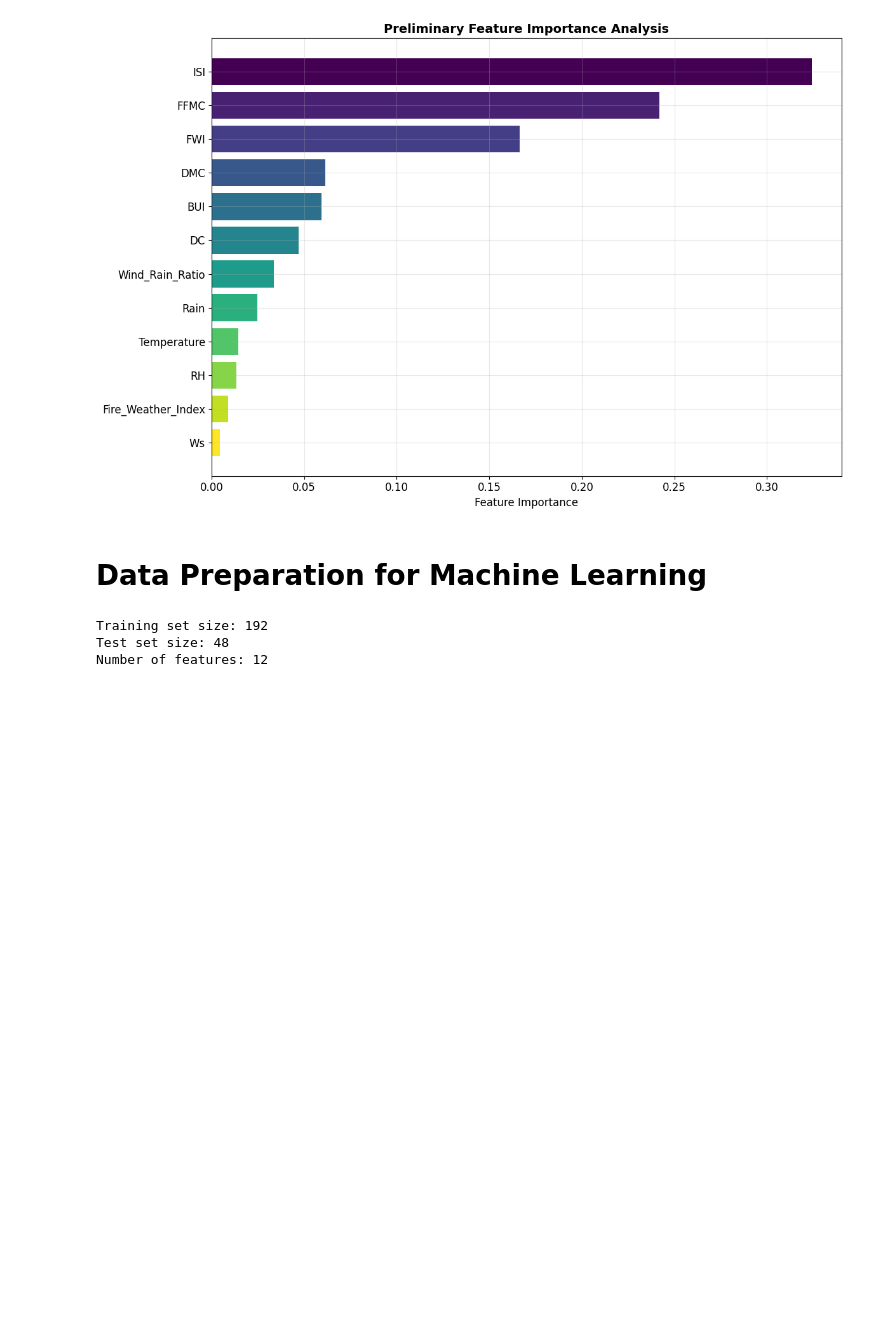
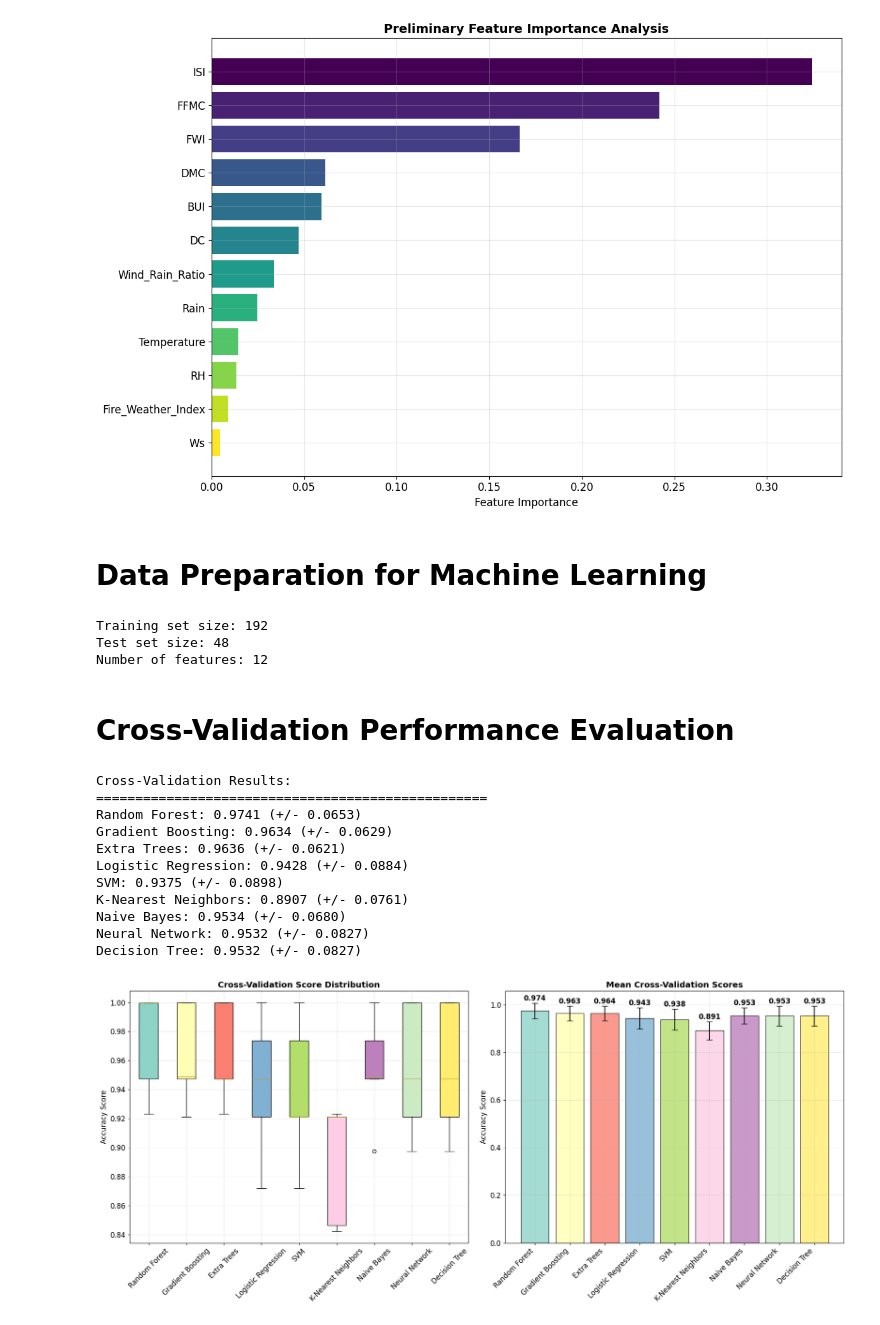
Before and after one commit to Hello-Kitty-1311/Wild-Fire, a Jupyter notebook: code.ipynb, the cells around one changed output. Saved outputs shown, nothing was run; the diff lists cells and outputs as text; code cells hidden in the pictures; blank space fills up the shorter version.

Commit message:
Cross-Validation Performance Evaluation

```diff
--- a/code.ipynb
+++ b/code.ipynb
@@ -329,3 +329,68 @@ models = {
 Training set size: 192
 Test set size: 48
 Number of features: 12
+# %% [markdown]
+# Cross-Validation Performance Evaluation
+# %%
+cv_results = {}
+cv_scores = {}
+
+skf = StratifiedKFold(n_splits=5, shuffle=True, random_state=42)
+
+print("Cross-Validation Results:")
+print("="*50)
+
+for name, model in models.items():
+    scores = cross_val_score(model, X_train_scaled, y_train, cv=skf, scoring='accuracy')
+    cv_results[name] = scores
+    cv_scores[name] = {
+        'mean': scores.mean(),
+        'std': scores.std(),
+        'min': scores.min(),
+        'max': scores.max()
+    }
+    print(f"{name}: {scores.mean():.4f} (+/- {scores.std() * 2:.4f})")
+
+fig, (ax1, ax2) = plt.subplots(1, 2, figsize=(18, 8))
+
+cv_data = [cv_results[name] for name in models.keys()]
+bp = ax1.boxplot(cv_data, labels=models.keys(), patch_artist=True)
+colors = plt.cm.Set3(np.linspace(0, 1, len(models)))
+for patch, color in zip(bp['boxes'], colors):
+    patch.set_facecolor(color)
+
+ax1.set_title('Cross-Validation Score Distribution', fontsize=14, fontweight='bold')
+ax1.set_ylabel('Accuracy Score')
+ax1.tick_params(axis='x', rotation=45)
+ax1.grid(True, alpha=0.3)
+
+means = [cv_scores[name]['mean'] for name in models.keys()]
+stds = [cv_scores[name]['std'] for name in models.keys()]
+model_names = list(models.keys())
+
+bars = ax2.bar(range(len(models)), means, yerr=stds, capsize=5,
+               color=colors, alpha=0.8, edgecolor='black')
+ax2.set_title('Mean Cross-Validation Scores', fontsize=14, fontweight='bold')
+ax2.set_ylabel('Accuracy Score')
+ax2.set_xticks(range(len(models)))
+ax2.set_xticklabels(model_names, rotation=45, ha='right')
+ax2.grid(True, alpha=0.3)
+
+for i, (mean, std) in enumerate(zip(means, stds)):
+    ax2.text(i, mean + std + 0.01, f'{mean:.3f}', ha='center', fontweight='bold')
+
+plt.tight_layout()
+plt.show()
+# %% [output]
+Cross-Validation Results:
+==================================================
+Random Forest: 0.9741 (+/- 0.0653)
+Gradient Boosting: 0.9634 (+/- 0.0629)
+Extra Trees: 0.9636 (+/- 0.0621)
+Logistic Regression: 0.9428 (+/- 0.0884)
+SVM: 0.9375 (+/- 0.0898)
+K-Nearest Neighbors: 0.8907 (+/- 0.0761)
+Naive Bayes: 0.9534 (+/- 0.0680)
+Neural Network: 0.9532 (+/- 0.0827)
+Decision Tree: 0.9532 (+/- 0.0827)
+[figure, added]
```
